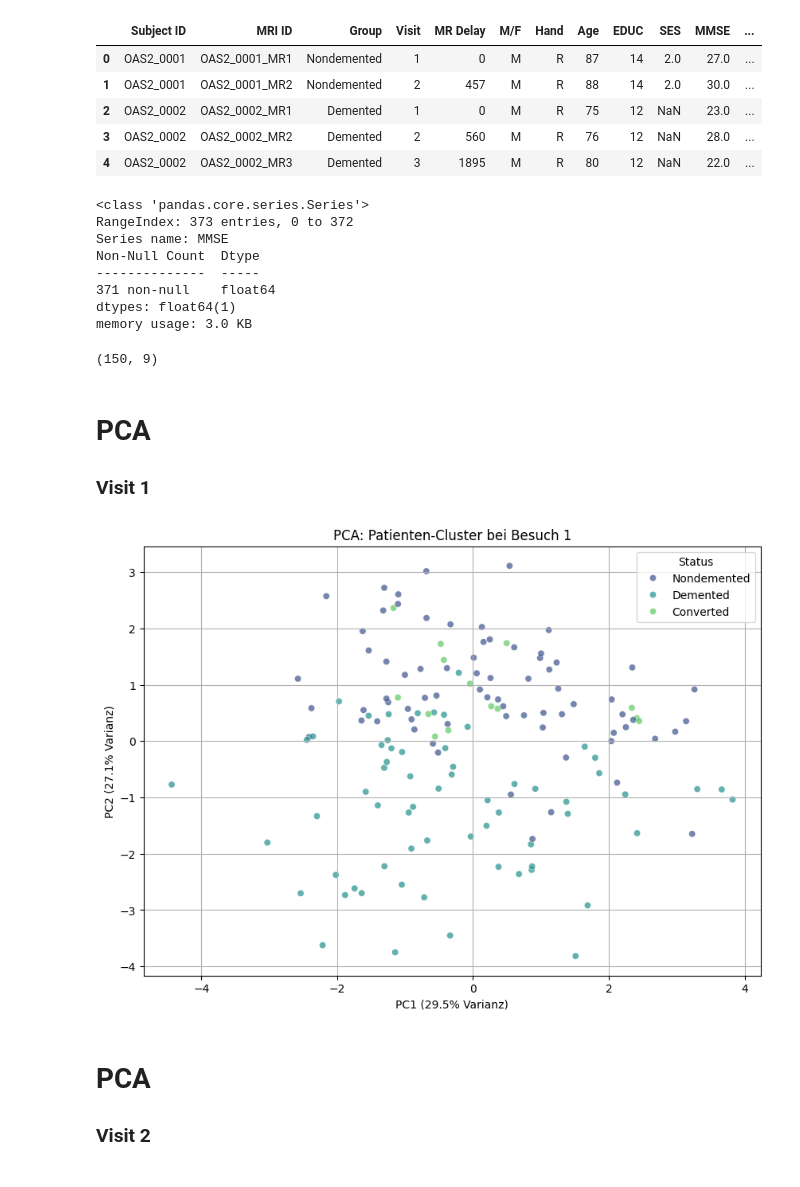
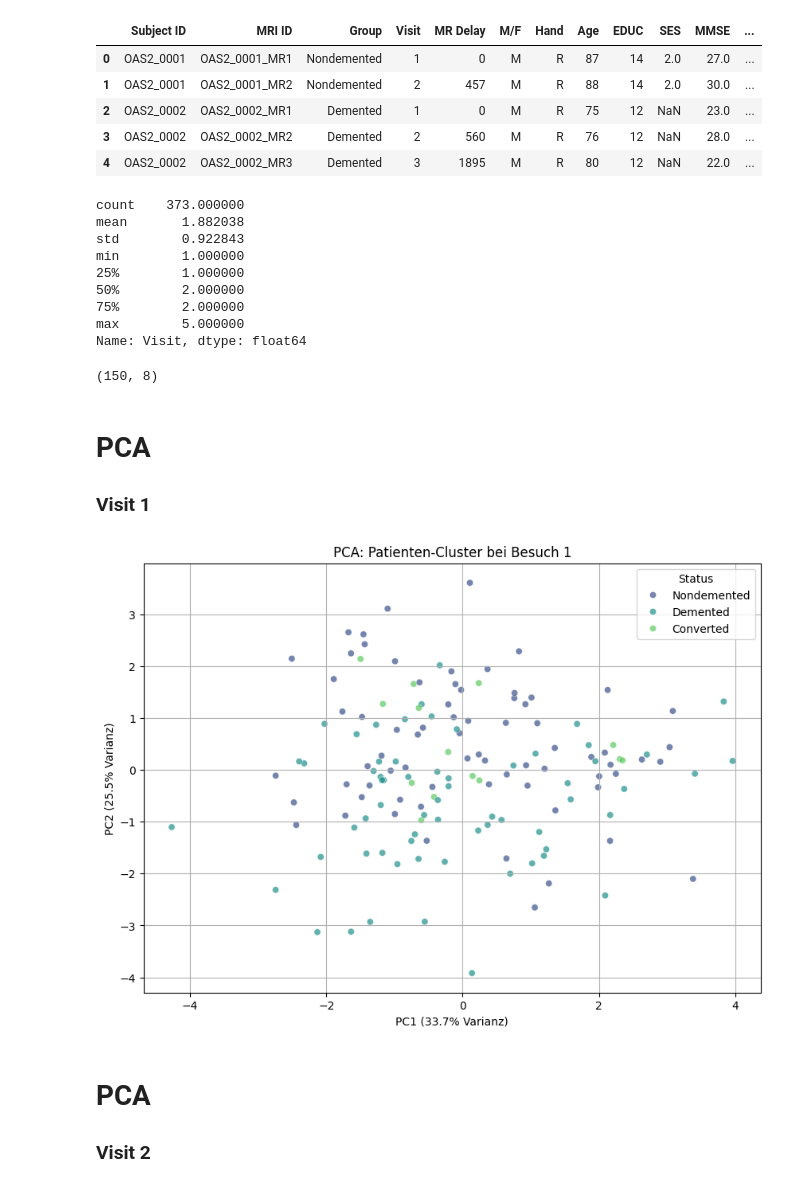
Before and after one commit to ichzann/MRI_and_Alzheimers, a Jupyter notebook: data_prep.ipynb, the cells around one changed output. Saved outputs shown, nothing was run; the diff lists cells and outputs as text; code cells hidden in the pictures.

```diff
--- a/data_prep.ipynb
+++ b/data_prep.ipynb
@@ -51,18 +51,19 @@ df.head()
 | 3 | OAS2_0002 | OAS2_0002_MR2 | Demented | 2 | 560 | M | R | 76 | 12 | NaN | 28.0 | ... |
 | 4 | OAS2_0002 | OAS2_0002_MR3 | Demented | 3 | 1895 | M | R | 80 | 12 | NaN | 22.0 | ... |
 # %%
-df["MMSE"].info()
+df["Visit"].describe()
 # %% [output]
-<class 'pandas.core.series.Series'>
-RangeIndex: 373 entries, 0 to 372
-Series name: MMSE
-Non-Null Count  Dtype
---------------  -----
-371 non-null    float64
-dtypes: float64(1)
-memory usage: 3.0 KB
+count    373.000000
+mean       1.882038
+std        0.922843
+min        1.000000
+25%        1.000000
+50%        2.000000
+75%        2.000000
+max        5.000000
+Name: Visit, dtype: float64
 # %%
-features_pca = ["MR Delay", "Age", "EDUC", "SES", "MMSE", "CDR", "eTIV", "nWBV", "ASF"]
+features_pca = ["MR Delay", "Age", "EDUC", "SES", "MMSE", "eTIV", "nWBV", "ASF"]
 
 df["SES"] = df["SES"].fillna(df["SES"].median())
 df["MMSE"] = df["MMSE"].fillna(df["MMSE"].median())
@@ -76,33 +77,33 @@ scaled_data = scaler.fit_transform(df_visit_1[features_pca])
 
 scaled_data.shape
 # %% [output]
-(150, 9)
+(150, 8)
 # %% [markdown]
 # PCA
 ### Visit 1
 # %%
 from sklearn.decomposition import PCA
 import matplotlib.pyplot as plt
 import seaborn as sns
 
 pca =PCA(n_components=2)
 pca_res = pca.fit_transform(scaled_data)
 
 
-df_pca = pd.DataFrame(data = pca_res, columns= ["PC1", "PC2"])
+df_pca = pd.DataFrame(data = pca_res, columns= ["PC1", "PC2"], index=df_visit_1.index)
 df_pca["Status"] = df_visit_1["Group"].values
 
 # visualise
 
 plt.figure(figsize=(10, 7))
 sns.scatterplot(x='PC1', y='PC2', hue='Status', data=df_pca, palette='viridis', alpha=0.7)
 plt.title('PCA: Patienten-Cluster bei Besuch 1')
 plt.xlabel(f'PC1 ({pca.explained_variance_ratio_[0]*100:.1f}% Varianz)')
 plt.ylabel(f'PC2 ({pca.explained_variance_ratio_[1]*100:.1f}% Varianz)')
 plt.grid(True)
 plt.show()
 # %% [output]
-[figure, old version]
+[figure, new version]
 # %% [markdown]
 # PCA
 ### Visit 2
```
Also changed, not shown: parts of 26 cells of this notebook, 1 other file.
